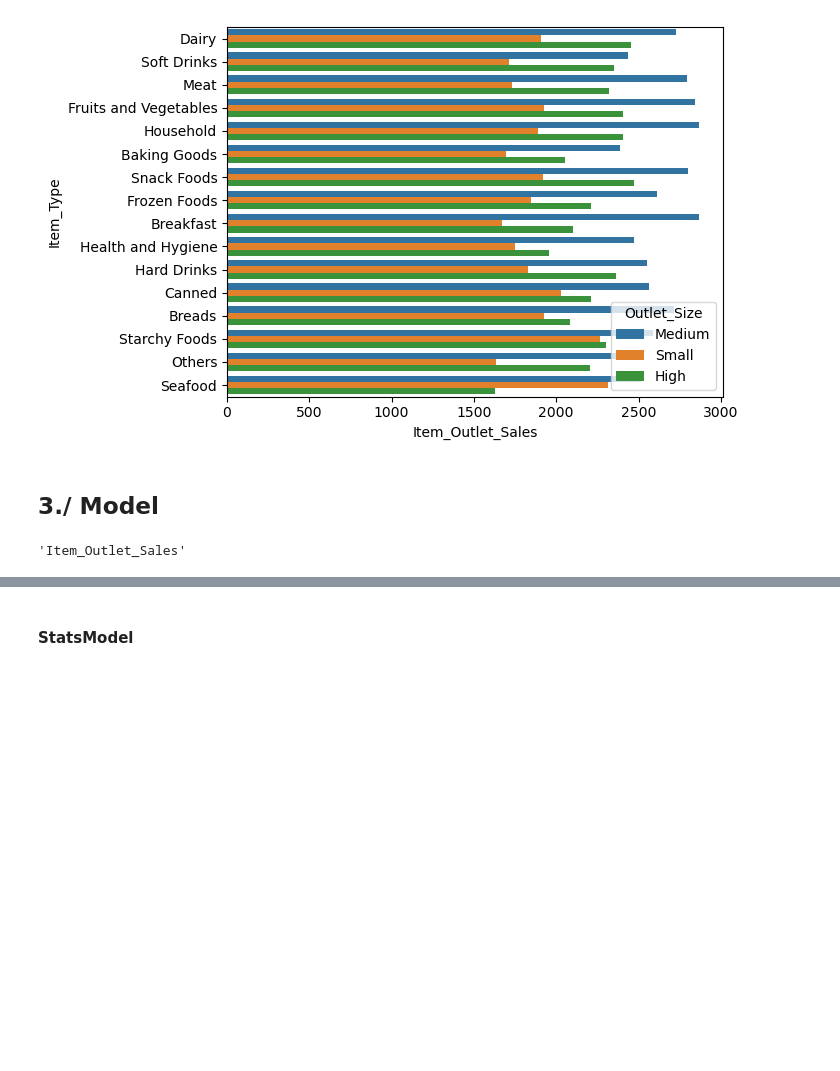
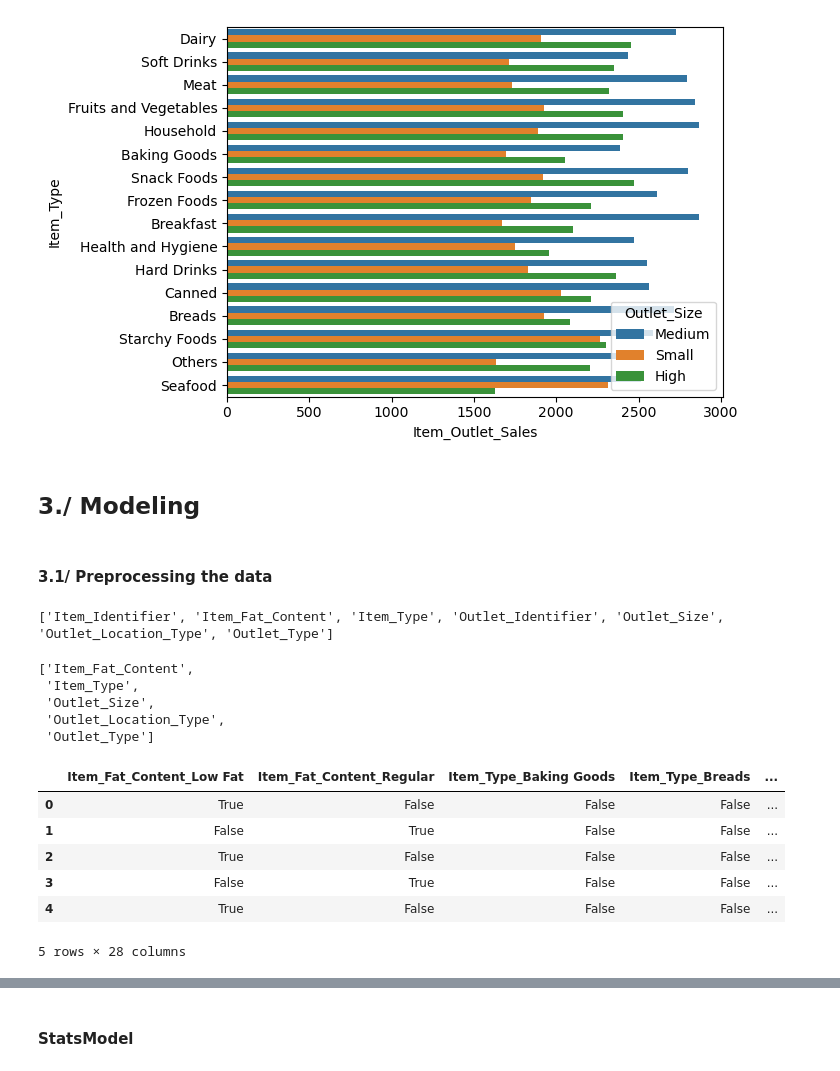
Before and after one commit to ElDazo/bigMart2, a Jupyter notebook: Big_Mart_EDA.ipynb, the cells around one changed output, grey strips where cells are left out. Saved outputs shown, nothing was run; the diff lists cells and outputs as text; code cells hidden in the pictures; blank space fills up the shorter version.

```diff
--- a/Big_Mart_EDA.ipynb
+++ b/Big_Mart_EDA.ipynb
@@ -386,6 +347,8 @@ The `ci` parameter is deprecated. Use `errorbar=None` for the same effect.
 <Axes: xlabel='Item_Outlet_Sales', ylabel='Item_Type'>
 [figure]
 # %% [markdown]
-## 3./ Model
+## 3./ Modeling
+# %% [markdown]
+#### 3.1/ Preprocessing the data
 # %%
 from sklearn import linear_model
@@ -398,6 +357,24 @@ from sklearn.model_selection import train_test_split
-# %%
-feature = numeric_col
-target = feature[-1]
-feature = feature[:-1]
-# %% [output]
-'Item_Outlet_Sales'
+# %%
+print(object_col)
+# %% [output]
+['Item_Identifier', 'Item_Fat_Content', 'Item_Type', 'Outlet_Identifier', 'Outlet_Size', 'Outlet_Location_Type', 'Outlet_Type']
+# %%
+cat = [x for x in object_col if "Identifier" not in x]
+cat
+# %% [output]
+['Item_Fat_Content',
+ 'Item_Type',
+ 'Outlet_Size',
+ 'Outlet_Location_Type',
+ 'Outlet_Type']
+# %%
+dummies_data = pd.get_dummies(data[cat])
+dummies_data.head()
+# %% [output]
+|  | Item_Fat_Content_Low Fat | Item_Fat_Content_Regular | Item_Type_Baking Goods | Item_Type_Breads | ... |
+| 0 | True | False | False | False | ... |
+| 1 | False | True | False | False | ... |
+| 2 | True | False | False | False | ... |
+| 3 | False | True | False | False | ... |
+| 4 | True | False | False | False | ... |
+5 rows × 28 columns
```
Also changed, not shown: parts of 17 cells of this notebook.
